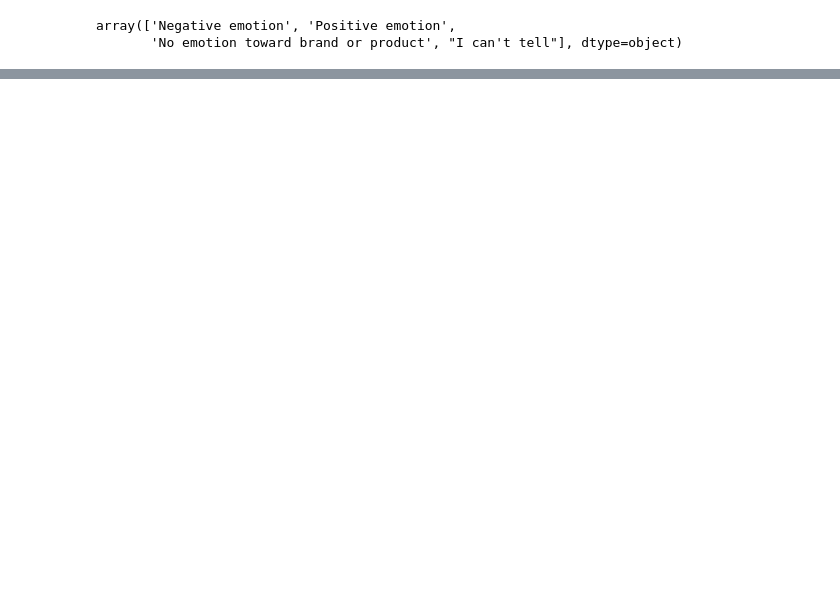
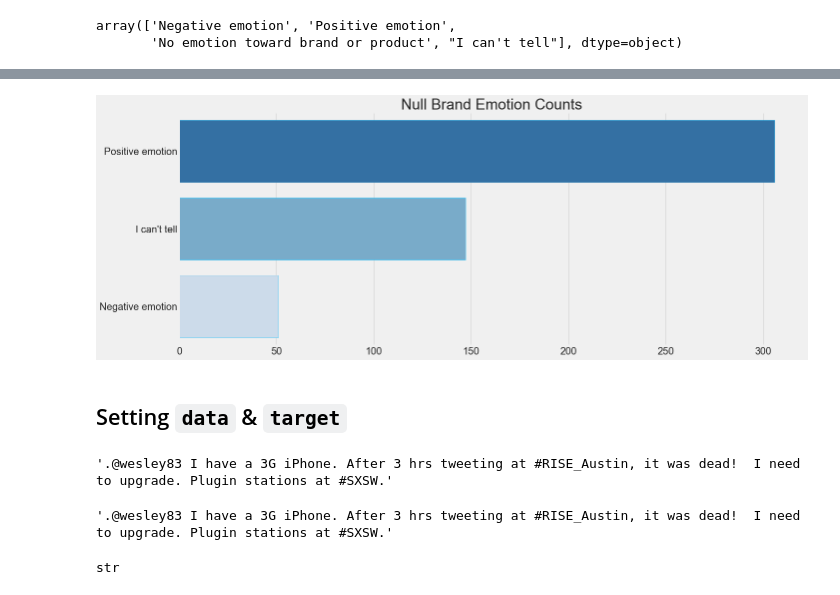
Before and after one commit to jeffreyhwatson/nlp_sentiment_project, a Jupyter notebook: notebooks/exploratory/base_data.ipynb, the cells around one changed output, grey strips where cells are left out. Cells and saved outputs as stored; diff of their text form; code cells hidden in the pictures; blank space fills up the shorter version.

```diff
--- a/notebooks/exploratory/base_data.ipynb
+++ b/notebooks/exploratory/base_data.ipynb
@@ -122,0 +165,10 @@ Name: is_there_an_emotion_directed_at_a_brand_or_product, dtype: int64
+# %%
+vz.null_brand_emotions(df)
+# %% [output]
+[figure, added]
+# %% [markdown]
+## Setting `data` & `target`
+# %%
+df.tweet[0]
+# %% [output]
+'.@wesley83 I have a 3G iPhone. After 3 hrs tweeting at #RISE_Austin, it was dead!  I need to upgrade. Plugin stations at #SXSW.'
@@ -122,0 +178,8 @@ Name: is_there_an_emotion_directed_at_a_brand_or_product, dtype: int64
+# %%
+data[0]
+# %% [output]
+'.@wesley83 I have a 3G iPhone. After 3 hrs tweeting at #RISE_Austin, it was dead!  I need to upgrade. Plugin stations at #SXSW.'
+# %%
+type(data[0])
+# %% [output]
+str
```
Also changed, not shown: parts of 39 cells of this notebook, 3 other files.
